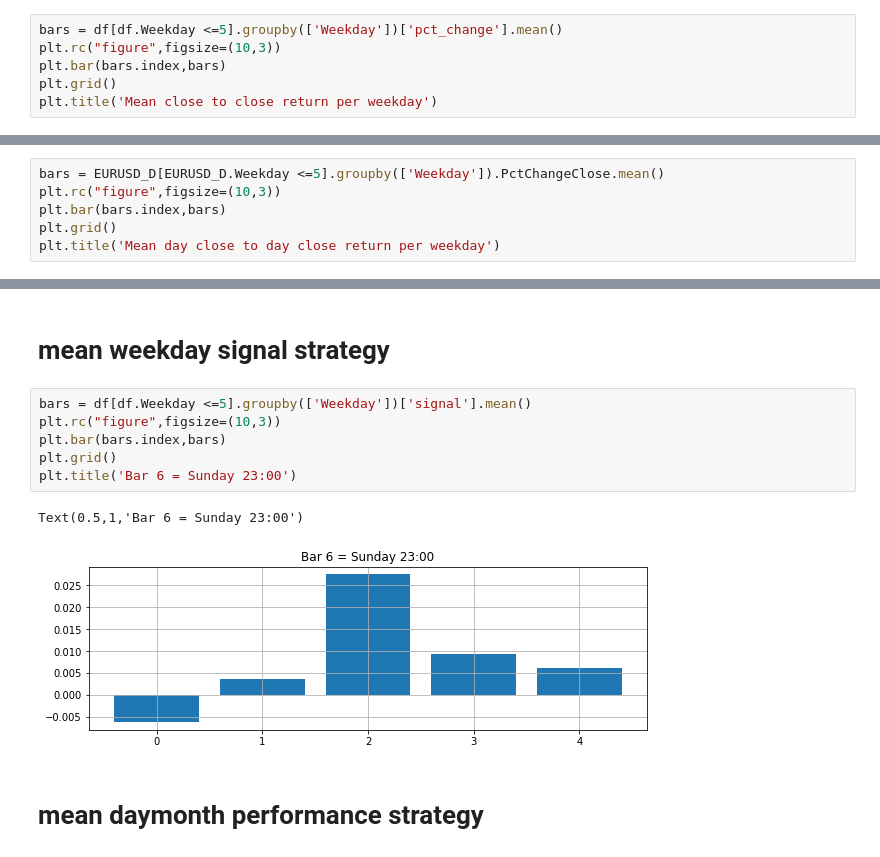
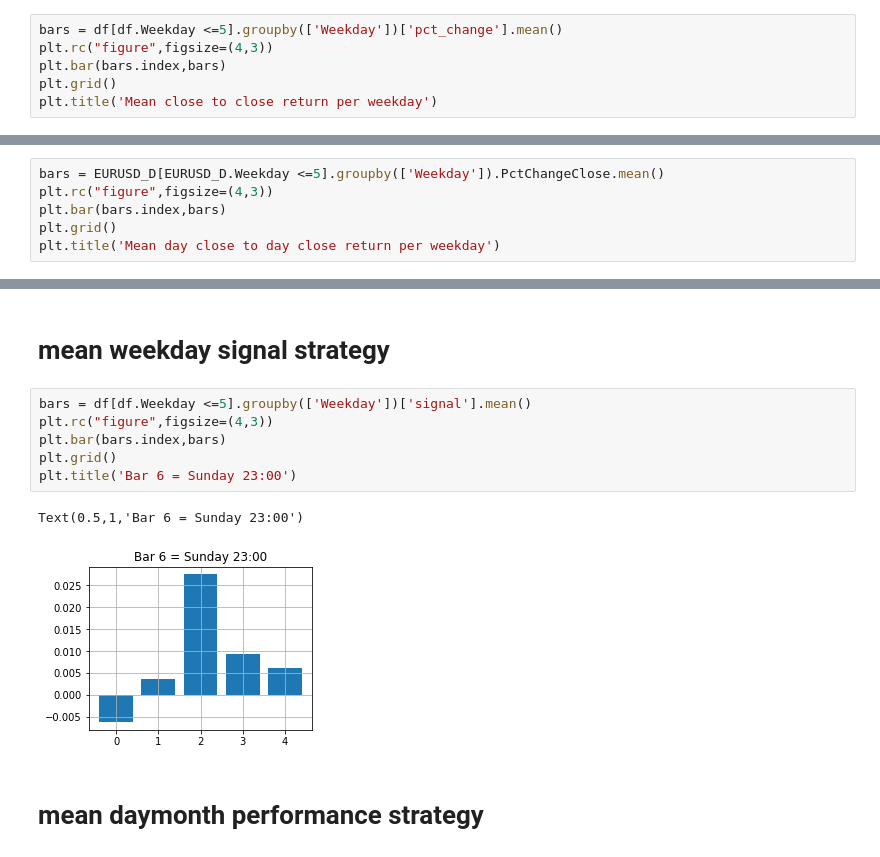
Before and after one commit to profiler84/algotrading, a Jupyter notebook: Forex_EDA.ipynb, the cells around one changed output, grey strips where cells are left out. Cells and saved outputs as stored; diff of their text form.

```diff
--- a/Forex_EDA.ipynb
+++ b/Forex_EDA.ipynb
@@ -231,7 +232,7 @@ extremes:17
 # mean weekday performance strategy
 # %%
 bars = df[df.Weekday <=5].groupby(['Weekday'])['pct_change'].mean()
-plt.rc("figure",figsize=(10,3))
+plt.rc("figure",figsize=(4,3))
 plt.bar(bars.index,bars)
 plt.grid()
 plt.title('Mean close to close return per weekday')
@@ -242,7 +243,7 @@ Text(0.5,1,'Mean close to close return per weekday')
 # mean weekday performance day to day
 # %%
 bars = EURUSD_D[EURUSD_D.Weekday <=5].groupby(['Weekday']).PctChangeClose.mean()
-plt.rc("figure",figsize=(10,3))
+plt.rc("figure",figsize=(4,3))
 plt.bar(bars.index,bars)
 plt.grid()
 plt.title('Mean day close to day close return per weekday')
@@ -253,13 +254,13 @@ Text(0.5,1,'Mean day close to day close return per weekday')
 # mean weekday signal strategy
 # %%
 bars = df[df.Weekday <=5].groupby(['Weekday'])['signal'].mean()
-plt.rc("figure",figsize=(10,3))
+plt.rc("figure",figsize=(4,3))
 plt.bar(bars.index,bars)
 plt.grid()
 plt.title('Bar 6 = Sunday 23:00')
 # %% [output]
 Text(0.5,1,'Bar 6 = Sunday 23:00')
-[figure, old version]
+[figure, new version]
 # %% [markdown]
 # mean daymonth performance strategy
 # %%
```
Also changed, not shown: parts of 11 cells of this notebook.
